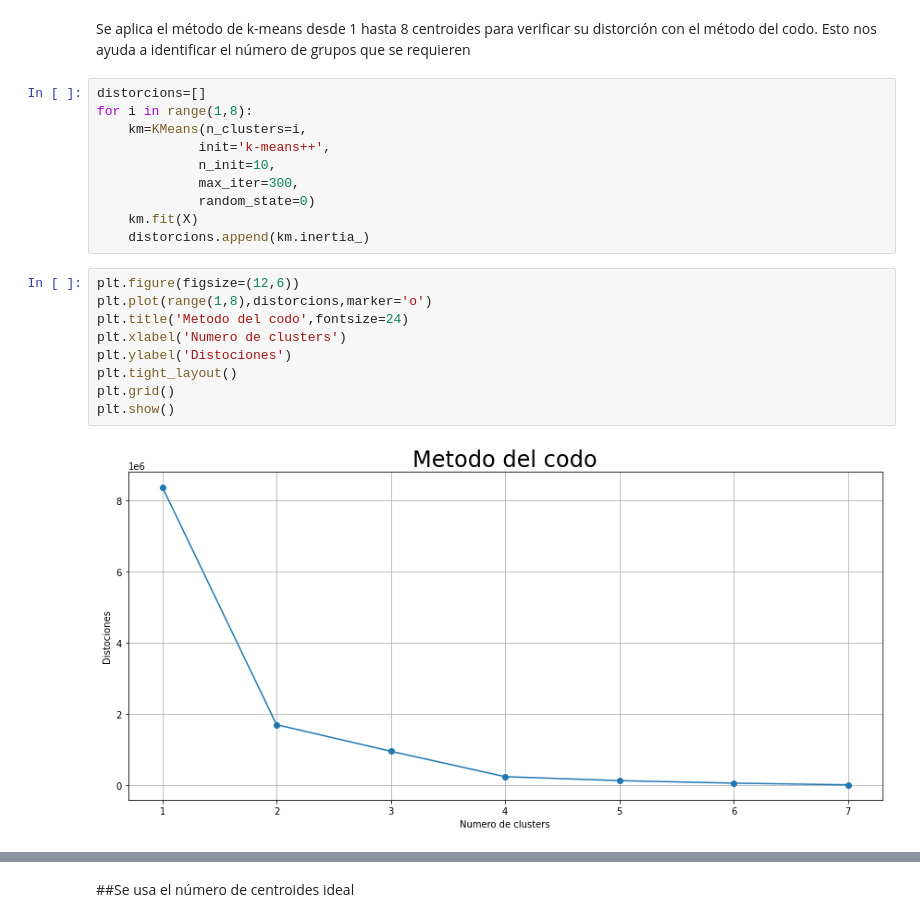
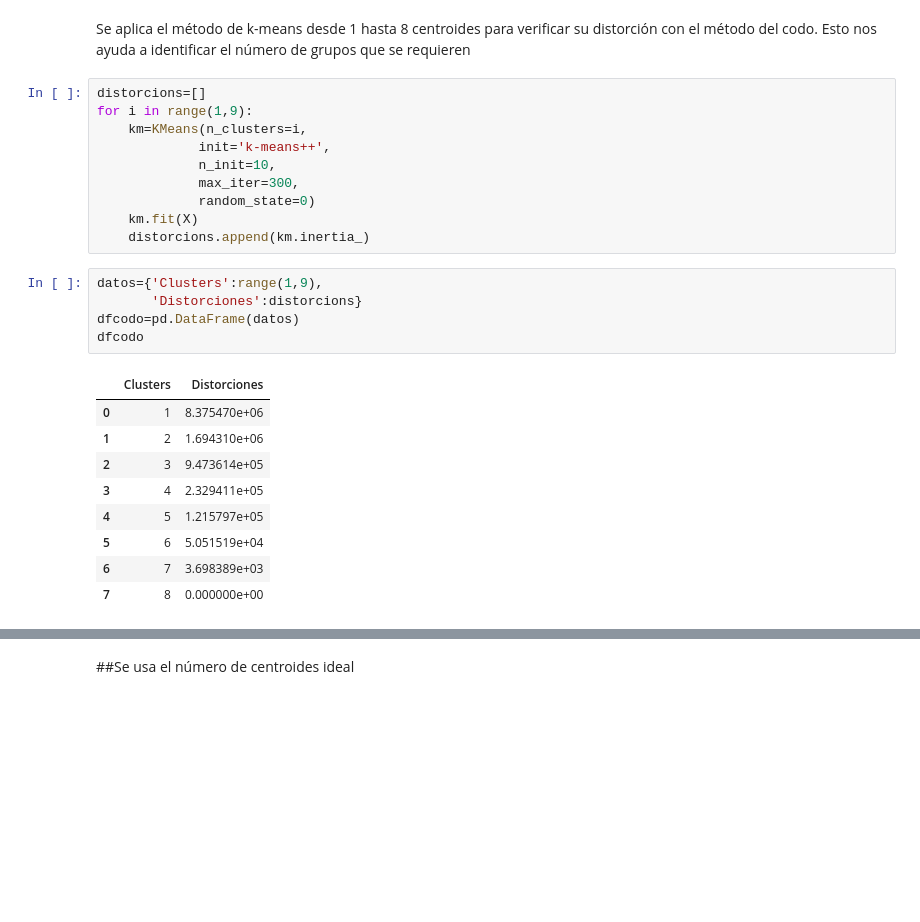
Before and after one commit to jcjimenezb123/PFM_PronosticoDemanda, a Jupyter notebook: KMeans_PantalonChino.ipynb, the cells around one changed output, grey strips where cells are left out. Drawn from its saved outputs; the diff is of its cells as text; blank space fills up the shorter version.

```diff
--- a/KMeans_PantalonChino.ipynb
+++ b/KMeans_PantalonChino.ipynb
@@ -82,7 +75,7 @@ plt.tight_layout()
 Se aplica el método de k-means desde 1 hasta 8 centroides para verificar su distorción con el método del codo. Esto nos ayuda a identificar el número de grupos que se requieren
 # %%
 distorcions=[]
-for i in range(1,8):
+for i in range(1,9):
     km=KMeans(n_clusters=i,
              init='k-means++',
              n_init=10,
@@ -90,14 +83,18 @@ for i in range(1,8):
              random_state=0)
     km.fit(X)
     distorcions.append(km.inertia_)
-# %%
-plt.figure(figsize=(12,6))
-plt.plot(range(1,8),distorcions,marker='o')
-plt.title('Metodo del codo',fontsize=24)
-plt.xlabel('Numero de clusters')
-plt.ylabel('Distociones')
-plt.tight_layout()
-plt.grid()
-plt.show()
-# %% [output]
-[figure, removed]
+# %%
+datos={'Clusters':range(1,9),
+       'Distorciones':distorcions}
+dfcodo=pd.DataFrame(datos)
+dfcodo
+# %% [output]
+|  | Clusters | Distorciones |
+| 0 | 1 | 8.375470e+06 |
+| 1 | 2 | 1.694310e+06 |
+| 2 | 3 | 9.473614e+05 |
+| 3 | 4 | 2.329411e+05 |
+| 4 | 5 | 1.215797e+05 |
+| 5 | 6 | 5.051519e+04 |
+| 6 | 7 | 3.698389e+03 |
+| 7 | 8 | 0.000000e+00 |
```
Also changed, not shown: parts of 6 cells of this notebook.
